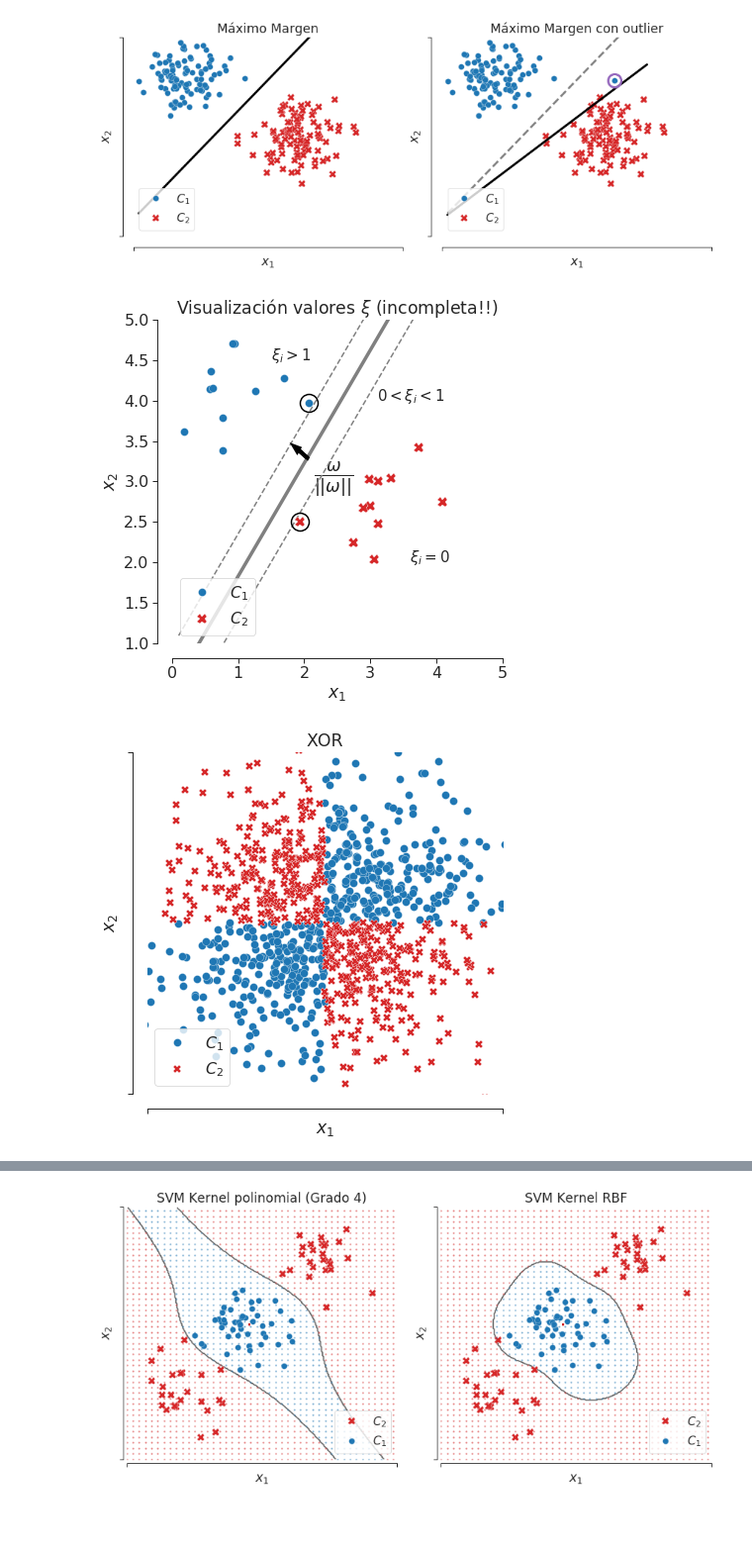
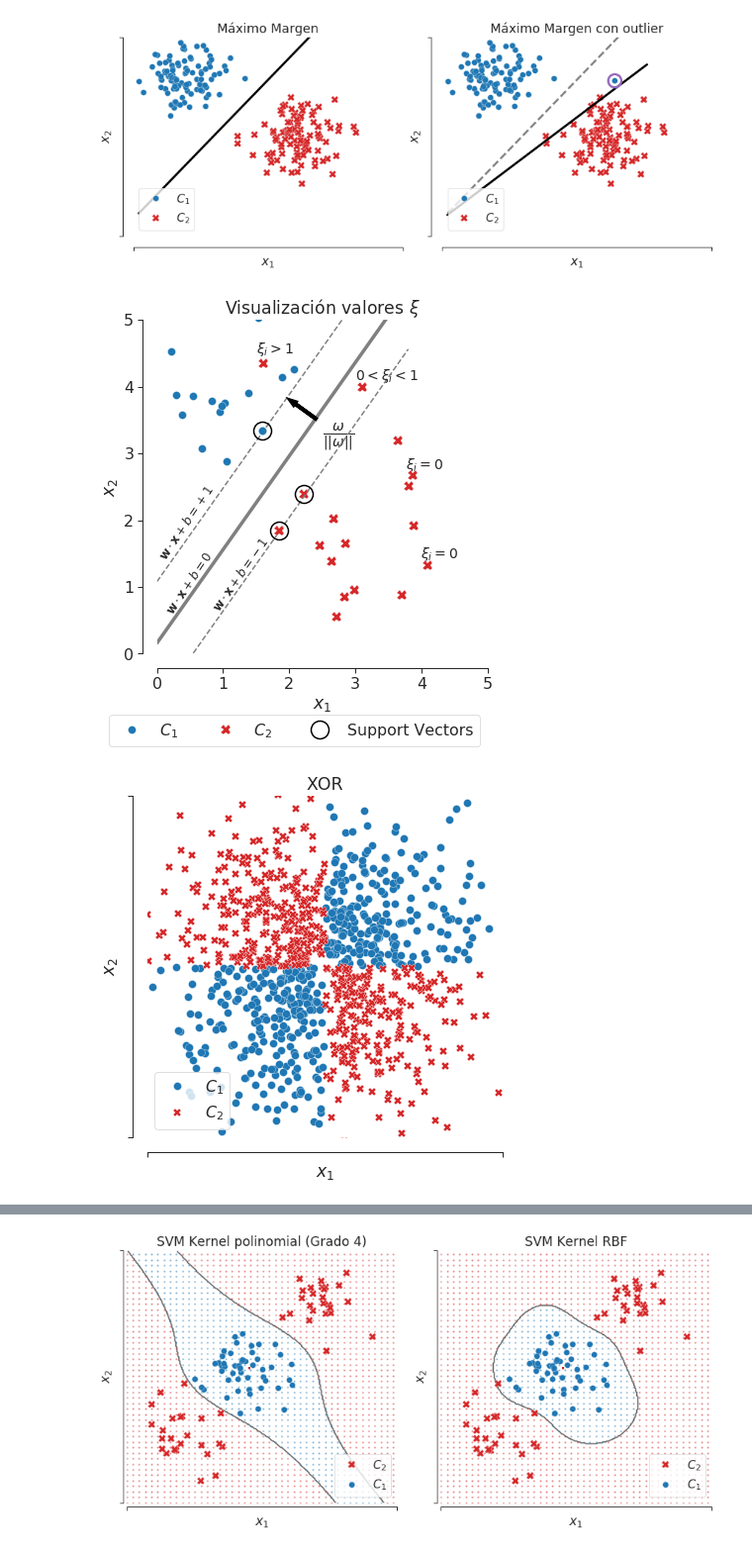
Before and after one commit to GAMES-UChile/Curso-Aprendizaje-de-Maquinas, a Jupyter notebook: Figuras.ipynb, the cells around one changed output, grey strips where cells are left out. Shown at 99% size. Drawn from its saved outputs; the diff is of its cells as text; code cells hidden in the pictures; blank space fills up the shorter version.

```diff
--- a/Figuras.ipynb
+++ b/Figuras.ipynb
@@ -610,16 +610,16 @@ if savefigs: plt.savefig(out_path + prefix + 'margen_suave.pdf', bbox_inches='ti
 np.random.seed(3)
 
 # center for clusters
-centers = [[1, 4], [3, 2.5]]
+centers = [[1, 4], [3.2, 2]]
 # standar deviation
-std = 0.4
+std = 0.6
 
 # make points
-x, y = make_blobs(n_samples=200, n_features=2, centers=centers, cluster_std=std)
+x, y = make_blobs(n_samples=30, n_features=2, centers=centers, cluster_std=std)
 
-lin = np.linspace(0.1, 3.8, 20)
+lin = np.linspace(0, 3.8, 20)
 
-plt.figure(figsize=(6, 6))
+plt.figure(figsize=(6, 7))
 
 # black line parameters
 a = np.array([1, 0.7, 1.3])
@@ -629,17 +629,18 @@ b = np.array([1.2, 1.8, 0.6])
 # -------------------------------------------------------------------------
 a2 = 1.4
 
-step = 10
+step = 1
 
 plt.plot(x[y==0, 0][::step], x[y==0, 1][::step] ,'o', markeredgecolor='w', markeredgewidth=0.3, ms=8, label=r'$C_1$')
 plt.plot(x[y==1, 0][::step], x[y==1, 1][::step] ,'X', markeredgecolor='w', markeredgewidth=0.3, ms=10, c=sns.color_palette()[3],
         label=r'$C_2$')
-plt.plot(lin, lin * a2 + 0.95, '--', lw=1.5, c='gray')
-plt.plot(lin, lin * a2 - 0.1, '--', lw=1.5, c='gray')
-plt.plot(lin, lin * a2 + 0.85 / 2, '-', lw=3.5, c='gray')
+plt.plot(lin, lin * a2 + 1.08, '--', lw=1.5, c='gray')
+plt.plot(lin, lin * a2 - 0.76, '--', lw=1.5, c='gray')
+plt.plot(lin, lin * a2 + (1.08 - 0.76) / 2, '-', lw=3.5, c='gray')
 
 
-support_vector1 = np.argmax((x[y==0, 0]))
+# support_vector1 = np.argmax((x[y==0, 0]))
+support_vector1 = 2
 
 plt.plot(x[y==0, 0][support_vector1], x[y==0, 1][support_vector1],
          'o',
@@ -664,58 +665,61 @@ plt.plot(x[y==1, 0][support_vector2], x[y==1, 1][support_vector2],
          markeredgewidth=0.3,
          ms=10,
          c=sns.color_palette()[3])
 
-plt.plot(x[y==1, 0][support_vector2], x[y==1, 1][support_vector2],
+n_sv = 10
+
+plt.plot(x[y==1, 0][[support_vector2, n_sv]], x[y==1, 1][[support_vector2, n_sv]],
          'o',
          markeredgecolor='k',
          markeredgewidth=1.5,
          markerfacecolor='none',
-         ms=18)
+         ms=18, label='Support Vectors')
 
-plt.arrow(lin[10], lin[10] * a2 + 0.85/2, -.2, .2 / a2, color='k', lw=4, overhang=0, head_width=0.05, zorder=4,
+plt.arrow(lin[12], lin[12] * a2 + (1.08 - 0.76) / 2, -.38, .38 / a2,
+          color='k', lw=4, overhang=0, head_width=0.05, zorder=4,
           length_includes_head=True)
 
-plt.text(lin[10] + .1, lin[10] * a2 + 0.85/2 - .3,
+plt.text(lin[12] + .1, lin[12] * a2 + (1.08 - 0.76) / 2 - .3,
          r'$\frac{\omega}{||\omega||}$',
-         fontsize=25,
+         fontsize=20,
          fontweight='heavy',
          zorder=1)
 
-plt.text(3.6, 2,
-         r'$\xi_{i} = 0$',
-         fontsize=15,
-         fontweight='bold',
-         zorder=1)
 
-plt.text(3.1, 4,
-         r'$0 < \xi_{i} < 1$',
-         fontsize=15,
-         fontweight='bold',
-         zorder=1)
 
-plt.text(1.5, 4.5,
-         r'$\xi_{i} > 1$',
-         fontsize=15,
-         fontweight='bold',
-         zorder=1)
+plt.text(x[y==1, 0][11] - .1, x[y==1, 1][11] + .1, r'$\xi_{i} = 0$', fontsize=14, fontweight='bold', zorder=1)
+plt.text(x[y==1, 0][5] - .1, x[y==1, 1][5] + .1, r'$\xi_{i} = 0$', fontsize=14, fontweight='bold', zorder=1)
+
+
+plt.plot(3.1, 4, 'X', markeredgecolor='w', markeredgewidth=0.3, ms=10, c=sns.color_palette()[3])
+plt.text(3, 4.1, r'$0 < \xi_{i} < 1$', fontsize=14, fontweight='bold', zorder=3)
+
+plt.plot(1.6, 4.35, 'X', markeredgecolor='w', markeredgewidth=0.3, ms=10, c=sns.color_palette()[3])
+plt.text(1.5, 4.5, r'$\xi_{i} > 1$', fontsize=14, fontweight='bold', zorder=1)
+
+plt.text(0, 2.4, r'$\mathbf{w}\cdot \mathbf{x} + b = + 1$', fontsize=12, fontweight='bold', zorder=1, rotation=56)
+plt.text(.1, 1.4, r'$\mathbf{w}\cdot \mathbf{x} + b = 0$', fontsize=12, fontweight='bold', zorder=1, rotation=56)
+plt.text(.8, .6, r'$\mathbf{w}\cdot \mathbf{x} + b = - 1$', fontsize=12, fontweight='bold', zorder=1, rotation=55, ha='left', va='bottom')
 
 plt.xlim(0, 5)
-plt.ylim(1, 5)
+plt.ylim(0, 5)
 
 # plt.xticks([0, 5], labels=[])
 # plt.yticks([1, 5], labels=[])
 
 plt.xlabel(r'$x_1$')
 plt.ylabel(r'$x_2$')
 
-plt.legend(loc='lower left')
-plt.title(r'Visualización valores $\xi$ (incompleta!!)')
+sns.despine(offset=15, trim=True)
+
+plt.legend(loc='lower right', bbox_to_anchor=(1, -.3), ncol=3)
+plt.title(r'Visualización valores $\xi$')
 
 plt.tight_layout()
-sns.despine(offset=15, trim=True)
+
 if savefigs: plt.savefig(out_path + prefix + 'max_margen3.pdf', bbox_inches='tight')
 # %% [output]
-[figure, old version]
+[figure, new version]
 # %%
 x, y = make_blobs(n_samples=1000, centers=[[0, 0]], cluster_std=.4)
 
@@ -745,9 +749,9 @@ plt.title('XOR')
 
 plt.tight_layout()
 sns.despine(offset=15, trim=True)
-if savefigs: plt.savefig(out_path + prefix + 'xor.pdf', bbox_inches='tight')
+# if savefigs: plt.savefig(out_path + prefix + 'xor.pdf', bbox_inches='tight')
 # %% [output]
-[figure, old version]
+[figure, new version]
 # %%
 from mpl_toolkits.mplot3d import Axes3D
 
```
Also changed, not shown: parts of 2 cells of this notebook, 2 other files.
